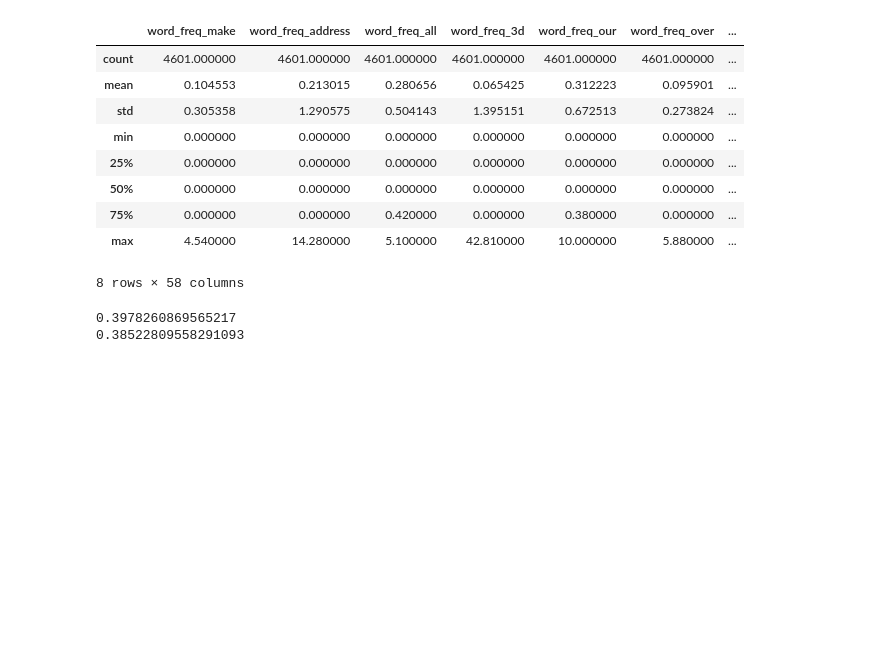
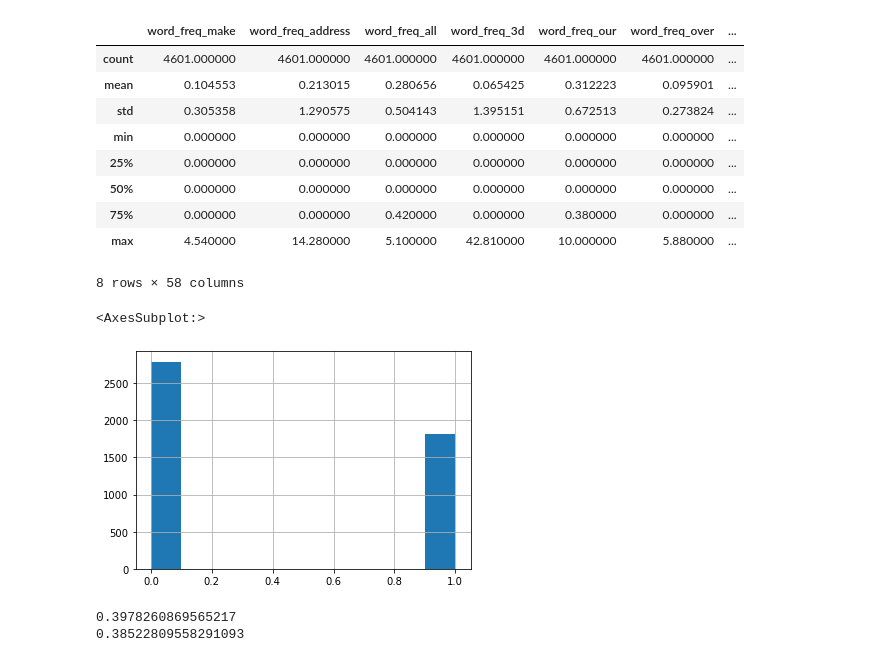
Before and after one commit to a1rishav/ds_ml, a Jupyter notebook: svm/svm_email_spam_classiier.ipynb, the cells around one changed output. Cells and saved outputs as stored; diff of their text form; code cells hidden in the pictures; blank space fills up the shorter version.

```diff
--- a/svm/svm_email_spam_classiier.ipynb
+++ b/svm/svm_email_spam_classiier.ipynb
@@ -161,6 +161,11 @@ email_rec.describe()
 # splitting into X and y
 X = email_rec.drop("spam", axis = 1)
 y = email_rec.spam.values.astype(int)
+# %%
+email_rec.spam.hist()
+# %% [output]
+<AxesSubplot:>
+[figure, added]
 # %%
 # scaling the features
 # note that the scale function standardises each column, i.e.
```
Also changed, not shown: parts of 1 cell of this notebook, 5 other files.
